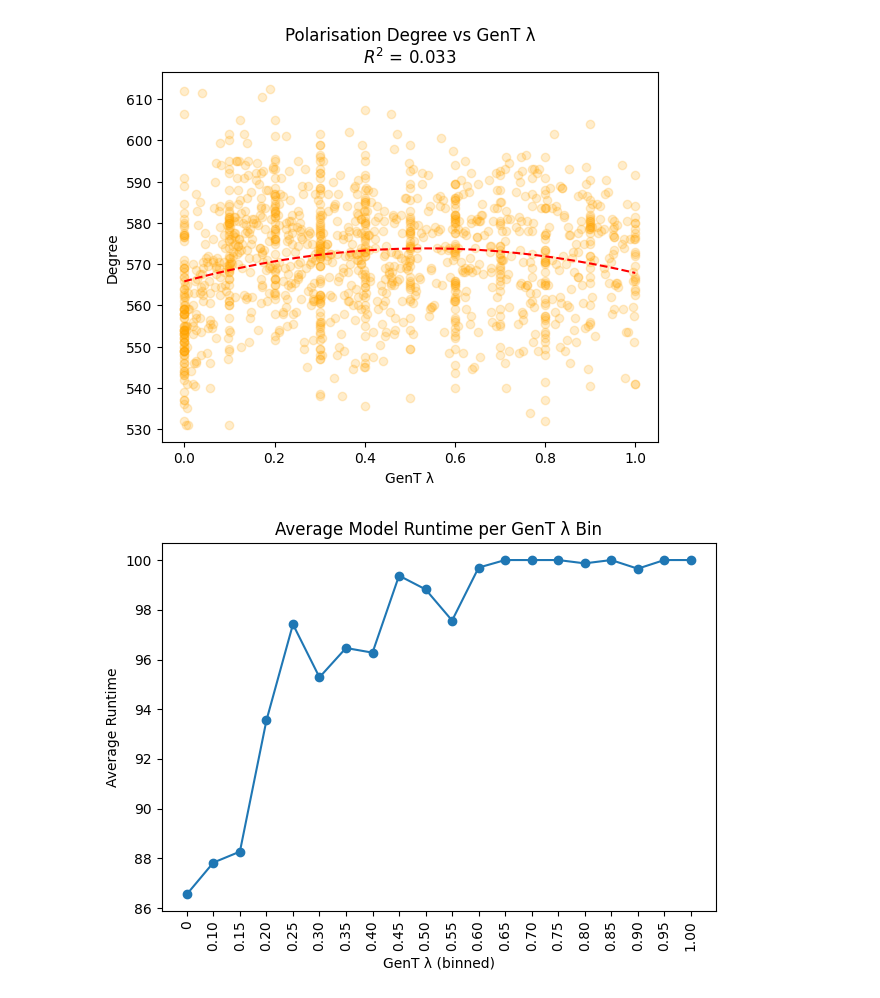
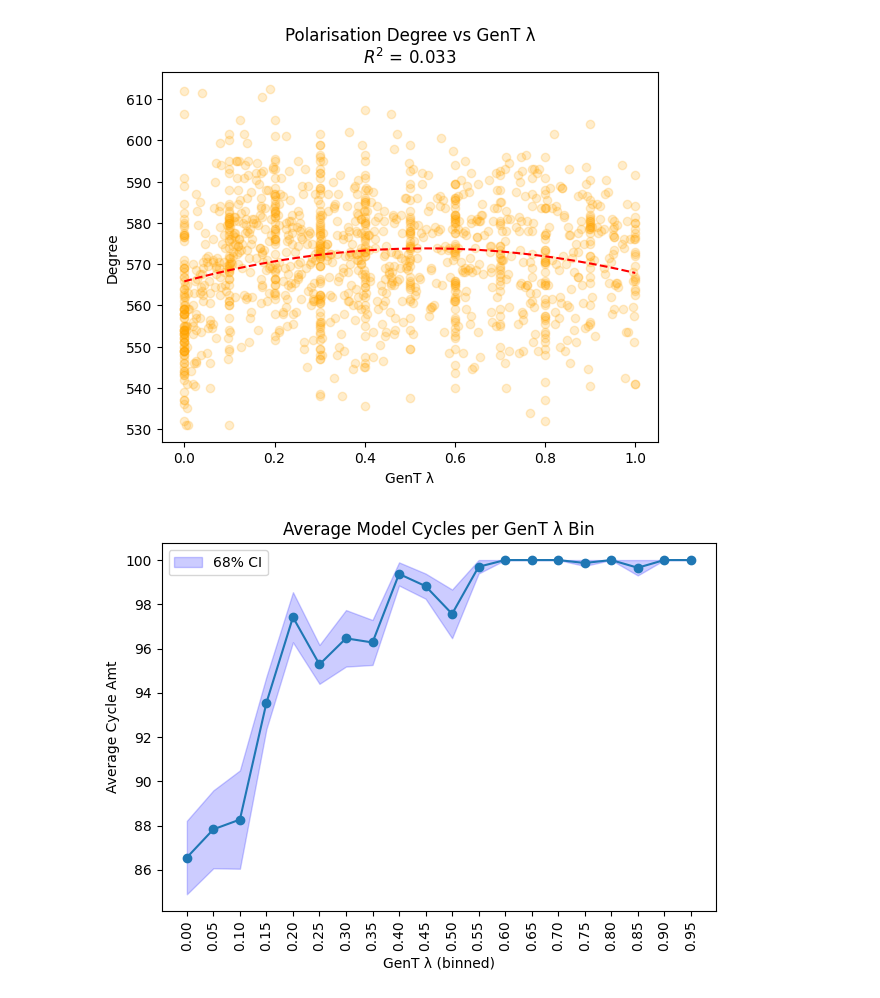
Before and after one commit to ByteMaps/thesis-GSS, a Jupyter notebook: ABM/stats.ipynb, the cells around one changed output. Drawn from its saved outputs; the diff is of its cells as text; code cells hidden in the pictures.

```diff
--- a/ABM/stats.ipynb
+++ b/ABM/stats.ipynb
@@ -79,6 +121,9 @@ GenTlambda_binned
 (0.9, 0.95]            0.724138      0.275862
 (0.95, 1.0]            0.696429      0.303571
 # %%
+# Create custom labels for the x-axis from the bin intervals
+custom_labels = [f"{interval.left:.2f}" for interval in degree_spread.index]
+
 categories = df['State'].unique()
 cat_n = len(categories)
 
@@ -176,22 +225,26 @@ plt.show()
 # %%
 # Bin GenTlambda per 0.05 and calculate average runtime per bin
 df['GenTlambda_binned'] = pd.cut(df['GenTlambda'], bins, include_lowest=True)
-avg_runtime_binned = df.groupby('GenTlambda_binned')['Runs'].mean()
-# Custom x-axis labels: use the bin centers as string labels
-custom_labels = []
-for i, interval in enumerate(avg_runtime_binned.index):
-	if i == 0:
-		custom_labels.append("0")
-	else:
-		custom_labels.append(f"{interval.right:.2f}")
+avg_runtime_binned = df.groupby('GenTlambda_binned')['Cycles'].mean()
+std_runtime_binned = df.groupby('GenTlambda_binned')['Cycles'].std()
+count_runtime_binned = df.groupby('GenTlambda_binned')['Cycles'].count()
+# Standard error for 68% CI
+stderr = std_runtime_binned / np.sqrt(count_runtime_binned)
 
 plt.plot(avg_runtime_binned.index.astype(str), avg_runtime_binned.values, marker='o')
+plt.fill_between(
+	range(len(avg_runtime_binned)),
+	avg_runtime_binned.values - stderr.values,
+	avg_runtime_binned.values + stderr.values,
+	color='blue', alpha=0.2, label='68% CI'
+)
 plt.xticks(ticks=range(len(custom_labels)), labels=custom_labels, rotation=90)
 plt.xlabel('GenT λ (binned)')
-plt.ylabel('Average Runtime')
-plt.title('Average Model Runtime per GenT λ Bin')
+plt.ylabel('Average Cycle Amt')
+plt.title('Average Model Cycles per GenT λ Bin')
 plt.tight_layout()
+plt.legend()
 plt.savefig('statresults/runtime.png')
 plt.show()
 # %% [output]
-[figure, old version]
+[figure, new version]
```
Also changed, not shown: parts of 4 cells of this notebook, 2 other files.
